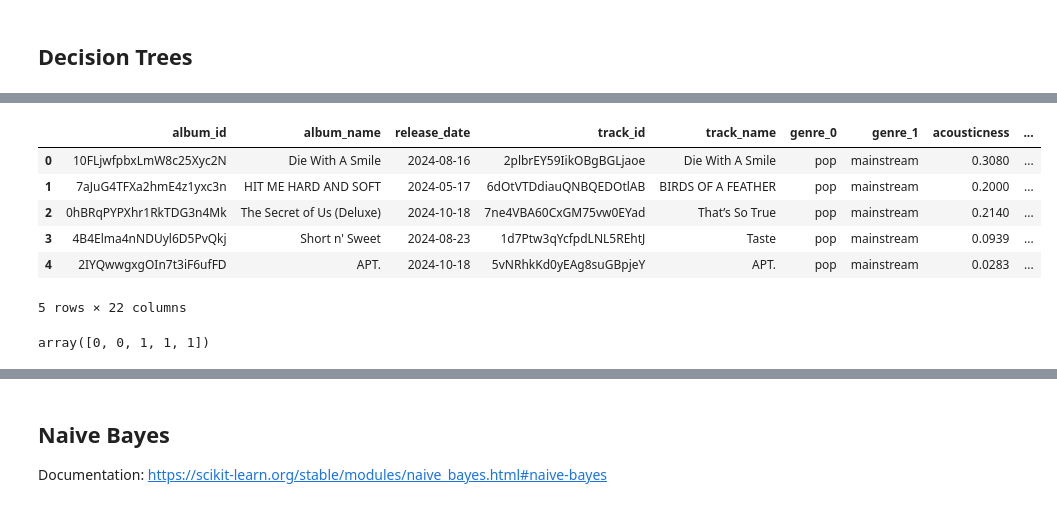
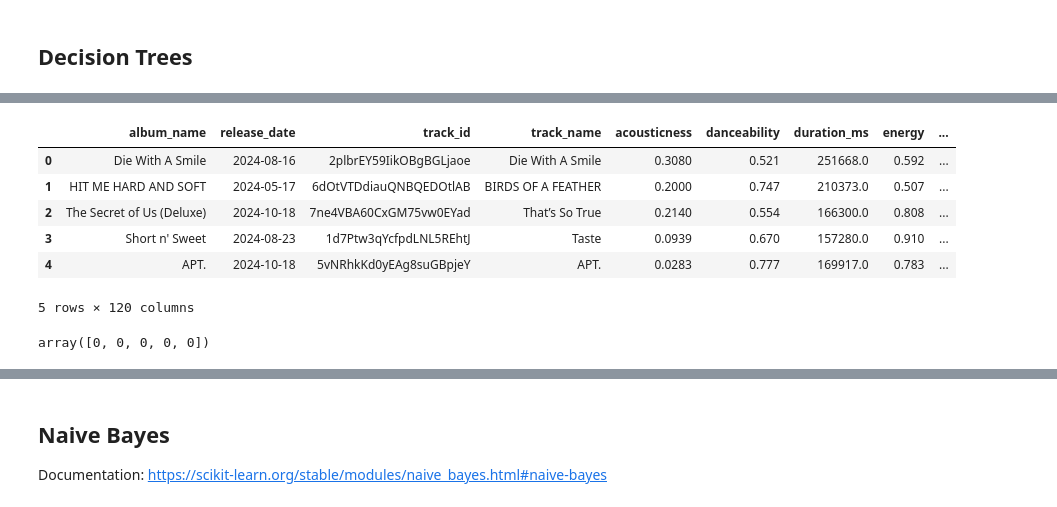
Before and after one commit to AlexanderBeck0/CS539-Final-Project, a Jupyter notebook: song_popularity.ipynb, the cells around one changed output, grey strips where cells are left out. Saved outputs shown, nothing was run; the diff lists cells and outputs as text; code cells hidden in the pictures.

Commit message:
Tried vectorizing the genres

```diff
--- a/song_popularity.ipynb
+++ b/song_popularity.ipynb
@@ -225,5 +248,7 @@ if EXPORT_DT:
 # %%
 # TODO: Delete OR refactor
+from sklearn.feature_extraction.text import TfidfVectorizer
+
 # This was just some test code to see how the model is doing with a different, more modern dataset
 # https://www.kaggle.com/datasets/solomonameh/spotify-music-dataset?select=high_popularity_spotify_data.csv
 temp_df = pd.read_csv(
@@ -233,9 +258,26 @@ temp_df = pd.read_csv(
         "duration_ms": "float",
         "mode": "float",
         "time_signature": "float",
-        "key": "float"
+        "key": "float",
     },
 )
+
+
+temp_df["genres"] = (
+    temp_df[["playlist_genre", "playlist_subgenre"]].fillna("").agg(" ".join, axis=1)
+)
+
+temp_df.drop(columns=["playlist_genre", "playlist_subgenre"], inplace=True)
+
+temp_tfidf = TfidfVectorizer(max_features=100)
+temp_tfidf_vectors = temp_tfidf.fit_transform(temp_df["genres"])
+temp_tfidf_df = pd.DataFrame(
+    temp_tfidf_vectors.todense(),
+    columns=[f"genre_tfidf_{genre}" for genre in temp_tfidf.get_feature_names_out()],
+    index=temp_df.index,
+)
+
+temp_df = pd.concat([temp_df, temp_tfidf_df], axis=1)
 
 # Map all the columns from another dataset to this one
 column_mapping = {
@@ -245,8 +287,6 @@ column_mapping = {
     "track_album_id": "album_id",
     "track_popularity": "track_popularity",
     "track_album_release_date": "release_date",
-    "playlist_genre": "genre_0",
-    "playlist_subgenre": "genre_1",
     "energy": "energy",
     "tempo": "tempo",
     "danceability": "danceability",
@@ -260,6 +300,7 @@ column_mapping = {
     "key": "key",
     "time_signature": "time_signature",
     "duration_ms": "duration_ms",
+    "genres": "genres"
 }
 temp_df = temp_df.rename(columns=column_mapping)[list(column_mapping.values())]
 
@@ -285,46 +326,44 @@ temp_df.drop(
 
 temp_df.drop(
     columns=[
         "album_popularity",
         "album_type",
         "artists",
-        "artist_id",
         "label",
         "artist_genres",
         "artist_popularity",
         "followers",
         "name",
-        "genre_2",
-        "genre_3",
         "explicit",
         "release_month",
-        "genre_4",
     ],
     inplace=True,
 )
 
 temp_df.dropna(
     axis=0,
     subset=[
         "track_popularity",
         "tempo",
         "acousticness",
         "danceability",
         "release_year",
     ],
     inplace=True,
 )
 temp_df.head()
 # %% [output]
-|  | album_id | album_name | release_date | track_id | track_name | genre_0 | genre_1 | acousticness | ... |
-| 0 | 10FLjwfpbxLmW8c25Xyc2N | Die With A Smile | 2024-08-16 | 2plbrEY59IikOBgBGLjaoe | Die With A Smile | pop | mainstream | 0.3080 | ... |
-| 1 | 7aJuG4TFXa2hmE4z1yxc3n | HIT ME HARD AND SOFT | 2024-05-17 | 6dOtVTDdiauQNBQEDOtlAB | BIRDS OF A FEATHER | pop | mainstream | 0.2000 | ... |
-| 2 | 0hBRqPYPXhr1RkTDG3n4Mk | The Secret of Us (Deluxe) | 2024-10-18 | 7ne4VBA60CxGM75vw0EYad | That’s So True | pop | mainstream | 0.2140 | ... |
-| 3 | 4B4Elma4nNDUyl6D5PvQkj | Short n' Sweet | 2024-08-23 | 1d7Ptw3qYcfpdLNL5REhtJ | Taste | pop | mainstream | 0.0939 | ... |
-| 4 | 2IYQwwgxgOIn7t3iF6ufFD | APT. | 2024-10-18 | 5vNRhkKd0yEAg8suGBpjeY | APT. | pop | mainstream | 0.0283 | ... |
+|  | album_name | release_date | track_id | track_name | acousticness | danceability | duration_ms | energy | ... |
+| 0 | Die With A Smile | 2024-08-16 | 2plbrEY59IikOBgBGLjaoe | Die With A Smile | 0.3080 | 0.521 | 251668.0 | 0.592 | ... |
+| 1 | HIT ME HARD AND SOFT | 2024-05-17 | 6dOtVTDdiauQNBQEDOtlAB | BIRDS OF A FEATHER | 0.2000 | 0.747 | 210373.0 | 0.507 | ... |
+| 2 | The Secret of Us (Deluxe) | 2024-10-18 | 7ne4VBA60CxGM75vw0EYad | That’s So True | 0.2140 | 0.554 | 166300.0 | 0.808 | ... |
+| 3 | Short n' Sweet | 2024-08-23 | 1d7Ptw3qYcfpdLNL5REhtJ | Taste | 0.0939 | 0.670 | 157280.0 | 0.910 | ... |
+| 4 | APT. | 2024-10-18 | 5vNRhkKd0yEAg8suGBpjeY | APT. | 0.0283 | 0.777 | 169917.0 | 0.783 | ... |
-5 rows × 22 columns
+5 rows × 120 columns
 # %%
-x_temp = temp_df.select_dtypes(include="number", exclude="int64").drop(columns=["track_popularity"])
+x_temp = temp_df.select_dtypes(include="number", exclude="int64").drop(
+    columns=["track_popularity"]
+)
 
 # TODO: Train the track_popularity number
 y_temp = (temp_df["track_popularity"] > 50).astype(int)
@@ -333,7 +372,7 @@ dt.predict(x_temp.head())
 # temp_df.head()
 # x_temp.head()
 # %% [output]
-array([0, 0, 1, 1, 1])
+array([0, 0, 0, 0, 0])
 # %%
 # Plot the decision tree AUC
 from sklearn.metrics import RocCurveDisplay
```
Also changed, not shown: parts of 6 cells of this notebook.
